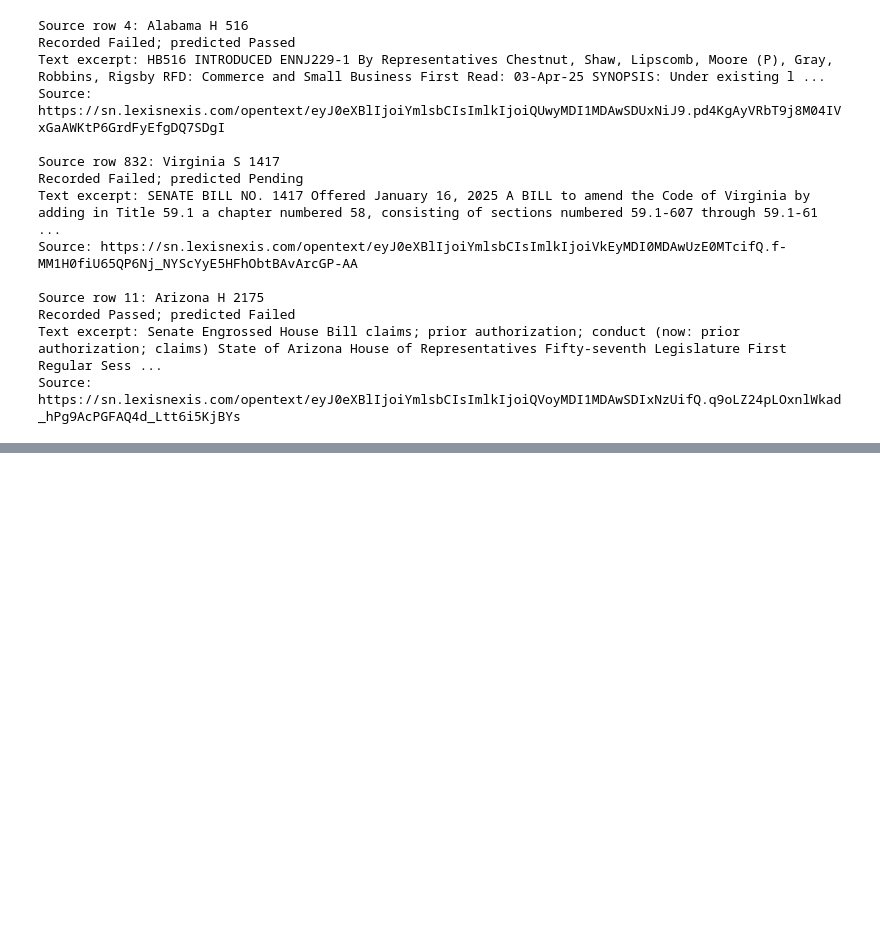
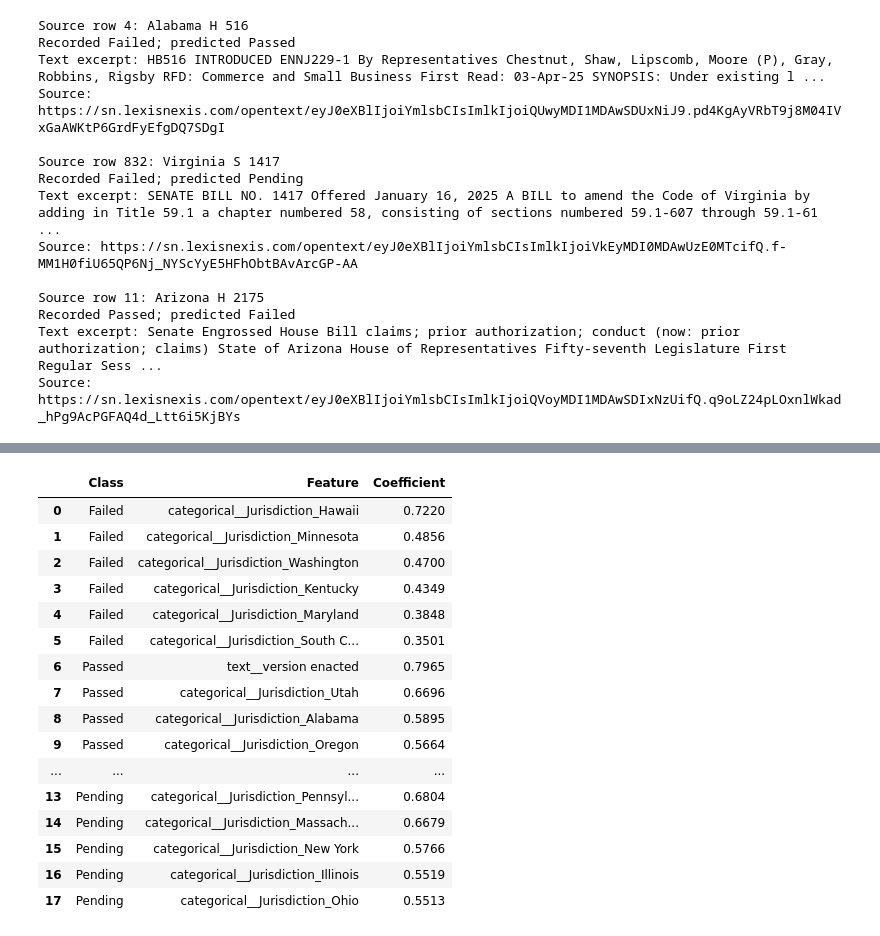
Before and after one commit to dhMontes/siads696-state-of-ai, a Jupyter notebook: notebooks/06_model_evaluation.ipynb, the cells around one changed output, grey strips where cells are left out. Saved outputs shown, nothing was run; the diff lists cells and outputs as text; code cells hidden in the pictures; blank space fills up the shorter version.

```diff
--- a/notebooks/06_model_evaluation.ipynb
+++ b/notebooks/06_model_evaluation.ipynb
@@ -343,0 +545,14 @@ The broader concern is missed Passed records: 121 were classified as Failed and
+# %%
+svm_candidate = ch.run_experiment(
+    model_type="linear_svm", feature_set="bill_text",
+    train_df=training, val_df=validation, target=TARGET,
+    feature_groups=FEATURE_GROUPS, feature_sets=FEATURE_SETS,
+    tfidf_params=TFIDF_PARAMS, model_params=candidate_params,
+)
+candidate_comparison = pd.DataFrame([
+    {"Configuration": "Original SVM", **svm_run["metrics"]},
+    {"Configuration": "CV-selected SVM candidate", **svm_candidate["metrics"]},
+]).set_index("Configuration")
+display(candidate_comparison[["Train_Macro_F1", "Val_Macro_F1",
+                              "Passed_Precision", "Passed_Recall"]].round(4))
+candidate_comparison.to_csv(output_dir / "svm_candidate_2025_comparison.csv")
@@ -344,3 +576,33 @@ The broader concern is missed Passed records: 121 were classified as Failed and
+# %%
+candidate_pipeline = svm_candidate["pipeline"]
+feature_names = candidate_pipeline.named_steps["preprocessor"].get_feature_names_out()
+classifier = candidate_pipeline.named_steps["classifier"]
+coefficient_tables = []
+for label, coefficients in zip(classifier.classes_, classifier.coef_):
+    top_features = pd.DataFrame({"Feature": feature_names, "Coefficient": coefficients})
+    top_features = top_features[top_features["Coefficient"] > 0].nlargest(6, "Coefficient")
+    coefficient_tables.append(top_features.assign(Class=label))
+coefficient_table = pd.concat(coefficient_tables, ignore_index=True)
+display(coefficient_table[["Class", "Feature", "Coefficient"]].round(4))
+coefficient_table.to_csv(output_dir / "svm_candidate_top_coefficients.csv", index=False)
+# %% [output]
+|  | Class | Feature | Coefficient |
+| 0 | Failed | categorical__Jurisdiction_Hawaii | 0.7220 |
+| 1 | Failed | categorical__Jurisdiction_Minnesota | 0.4856 |
+| 2 | Failed | categorical__Jurisdiction_Washington | 0.4700 |
+| 3 | Failed | categorical__Jurisdiction_Kentucky | 0.4349 |
+| 4 | Failed | categorical__Jurisdiction_Maryland | 0.3848 |
+| 5 | Failed | categorical__Jurisdiction_South C... | 0.3501 |
+| 6 | Passed | text__version enacted | 0.7965 |
+| 7 | Passed | categorical__Jurisdiction_Utah | 0.6696 |
+| 8 | Passed | categorical__Jurisdiction_Alabama | 0.5895 |
+| 9 | Passed | categorical__Jurisdiction_Oregon | 0.5664 |
+| ... | ... | ... | ... |
+| 13 | Pending | categorical__Jurisdiction_Pennsyl... | 0.6804 |
+| 14 | Pending | categorical__Jurisdiction_Massach... | 0.6679 |
+| 15 | Pending | categorical__Jurisdiction_New York | 0.5766 |
+| 16 | Pending | categorical__Jurisdiction_Illinois | 0.5519 |
+| 17 | Pending | categorical__Jurisdiction_Ohio | 0.5513 |
 # %% [markdown]
 ## Takeaways
 
```
Also changed, not shown: parts of 16 cells of this notebook, 1 other file.
